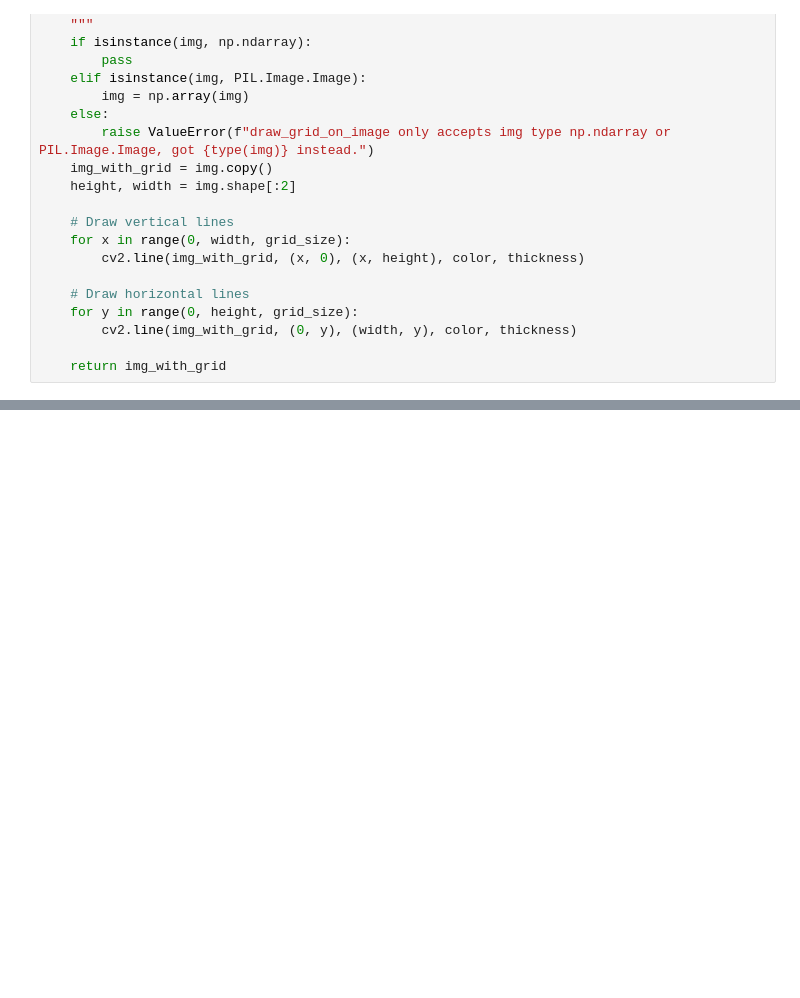
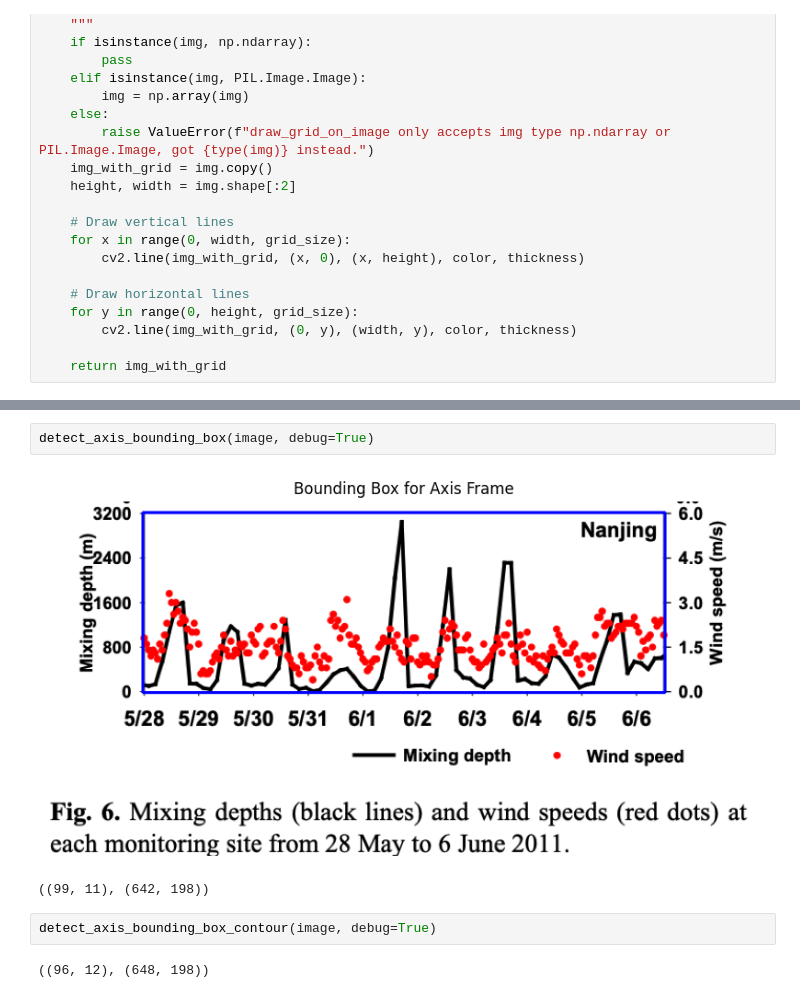
Before and after one commit to Wangmerlyn/LLM-Chart-Extraction, a Jupyter notebook: new_sep_debug.ipynb, the cells around one changed output, grey strips where cells are left out. Cells and saved outputs as stored; diff of their text form; blank space fills up the shorter version.

Commit message:
update detection tools

```diff
--- a/new_sep_debug.ipynb
+++ b/new_sep_debug.ipynb
@@ -118,0 +122,9 @@ plt.show()
+# %%
+detect_axis_bounding_box(image, debug=True)
+# %% [output]
+[figure, added]
+((99, 11), (642, 198))
+# %%
+detect_axis_bounding_box_contour(image, debug=True)
+# %% [output]
+((96, 12), (648, 198))
```
Also changed, not shown: parts of 8 cells of this notebook, 10 other files.
